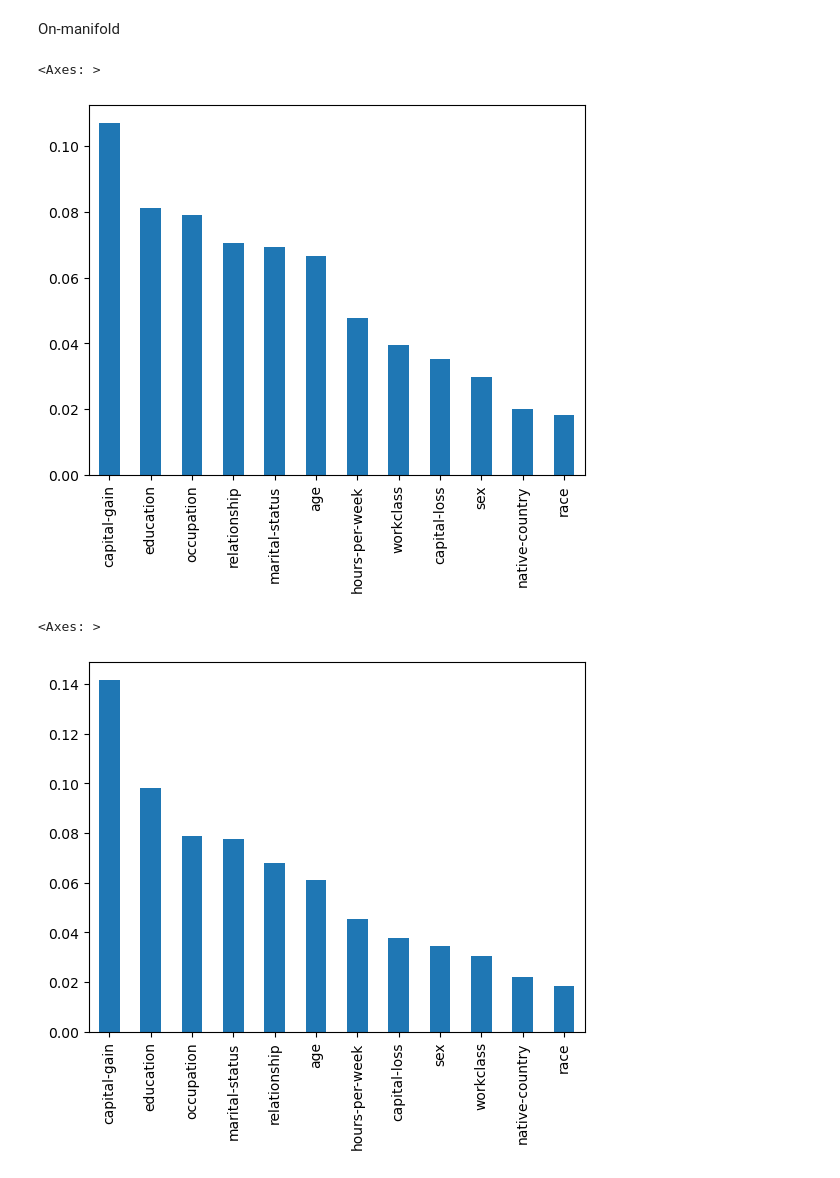
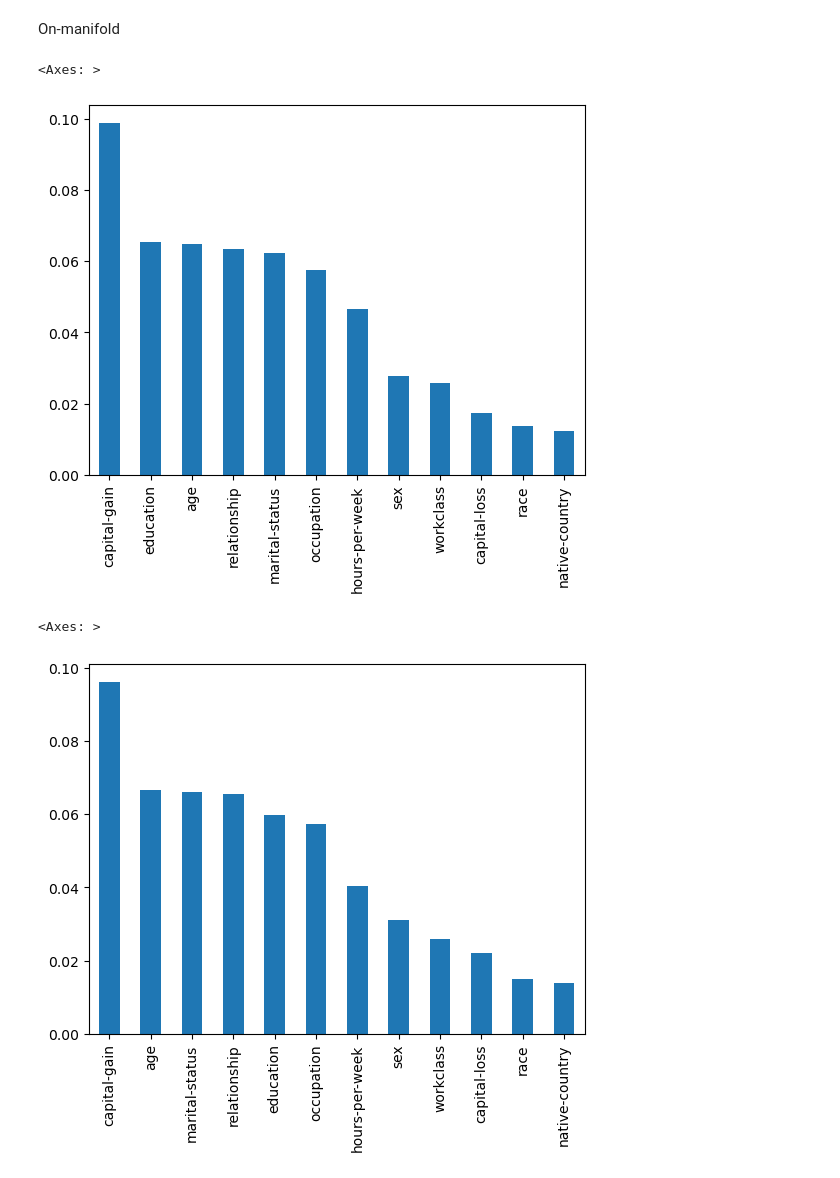
Before and after one commit to arnegevaert/asv-anova, a Jupyter notebook: census_experiments.ipynb, the cells around one changed output. Cells and saved outputs as stored; diff of their text form; code cells hidden in the pictures.

```diff
--- a/census_experiments.ipynb
+++ b/census_experiments.ipynb
@@ -77,8 +77,10 @@ class CensusModel:
         self.model.fit(X, y)
 
     def predict(self, X):
-        # Preprocess
         return self.model.predict(self.preprocess(X))
+
+    def predict_proba(self, X):
+        return self.model.predict_proba(self.preprocess(X))
 # %%
 mlp = CensusModel()
 mlp.fit(X_train, y_train)
@@ -121,22 +123,24 @@ On-manifold
 categorical_features = FeatureSubset(
     *[i for i, key in enumerate(X_train.columns) if key in mlp.categorical_columns])
 conditioning = CategoricalGaussianConditioningMethod(X_train.values, categorical_features)
-manifold_explainer = ASVExplainer(mlp.predict, conditioning, 1)
+manifold_explainer = ASVExplainer(mlp.predict_proba, conditioning, 2)
 symmetric_on_manifold = manifold_explainer.explain(X_test.sample(100).values, num_permutations=10)
 df = pd.DataFrame(symmetric_on_manifold[..., 0], columns=X_test.columns)
 df.abs().mean().sort_values(ascending=False).plot.bar()
 # %% [output]
 <Axes: >
-[figure, old version]
+[figure, new version]
 # %%
 predecessors = ["age" , "sex", "native-country", "race"]
 partial_order = [
     predecessors,
     [c for c in X_train.columns if c not in predecessors]
 ]
-asymmetric = manifold_explainer.explain(X_test.sample(100).values, num_permutations=10, partial_order=partial_order)
+po_idx = [[list(X_train.columns).index(key) for key in p] for p in partial_order]
+
+asymmetric = manifold_explainer.explain(X_test.sample(100).values, num_permutations=10, partial_order=po_idx)
 df = pd.DataFrame(asymmetric[..., 0], columns=X_test.columns)
 df.abs().mean().sort_values(ascending=False).plot.bar()
 # %% [output]
 <Axes: >
-[figure, old version]
+[figure, new version]
```
Also changed, not shown: parts of 2 cells of this notebook, 9 other files.
